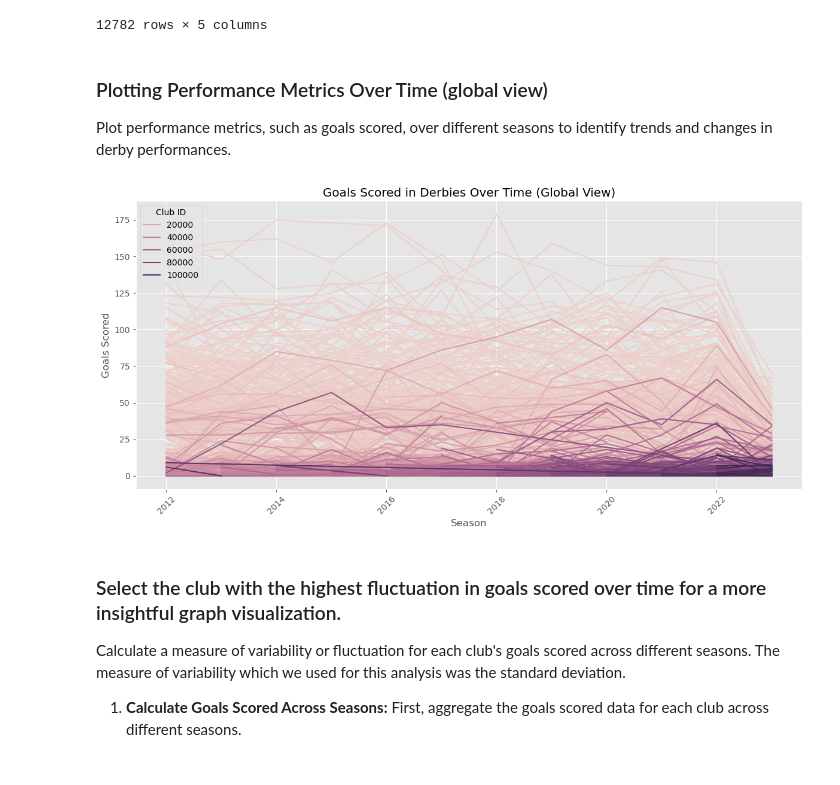
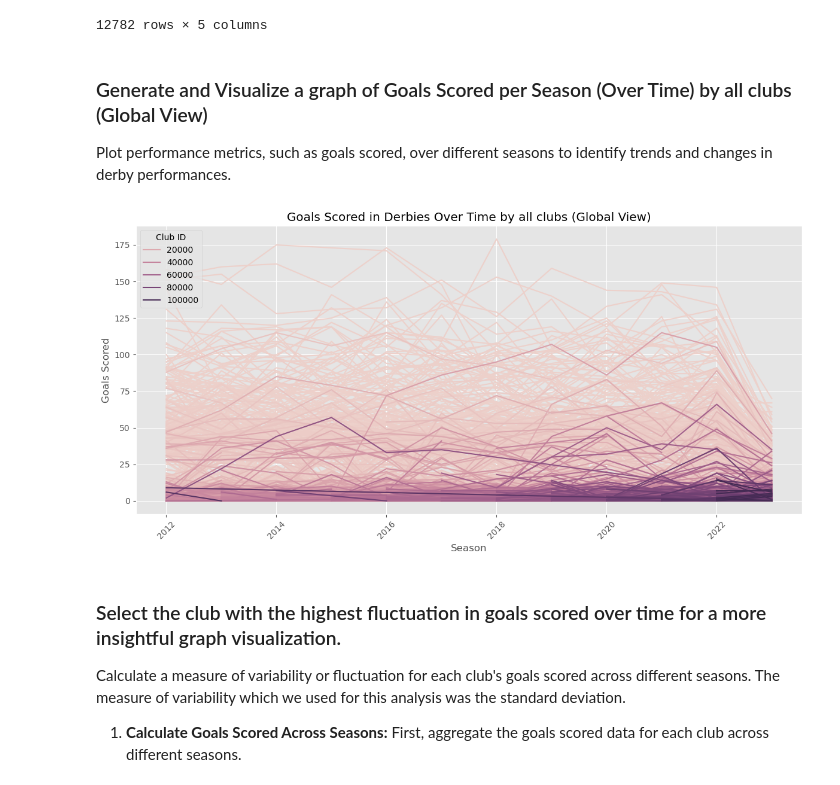
Before and after one commit to Matthows/analderby---Data-Analysis, a Jupyter notebook: performanceClubsTrandsOverTime.ipynb, the cells around one changed output. Cells and saved outputs as stored; diff of their text form; code cells hidden in the pictures.

```diff
--- a/performanceClubsTrandsOverTime.ipynb
+++ b/performanceClubsTrandsOverTime.ipynb
@@ -139,20 +139,20 @@ season_club_metrics
 | 12781 | 2023 | 112755 | 0 | 1 | 0 |
 12782 rows × 5 columns
 # %% [markdown]
-### Plotting Performance Metrics Over Time (global view)
+### Generate and Visualize a graph of Goals Scored per Season (Over Time) by all clubs (Global View)
 Plot performance metrics, such as goals scored, over different seasons to identify trends and changes in derby performances.
 # %%
 plt.figure(figsize=(12, 6))
 sns.lineplot(x='season', y='goals_scored', hue='club_id', data=season_club_metrics)
-plt.title('Goals Scored in Derbies Over Time (Global View)')
+plt.title('Goals Scored in Derbies Over Time by all clubs (Global View)')
 plt.xlabel('Season')
 plt.ylabel('Goals Scored')
 plt.xticks(rotation=45)
 plt.legend(title='Club ID', loc='upper left')
 plt.tight_layout()
 plt.show()
 # %% [output]
-[figure, old version]
+[figure, new version]
 # %% [markdown]
 ### Select the club with the highest fluctuation in goals scored over time for a more insightful graph visualization.
 Calculate a measure of variability or fluctuation for each club's goals scored across different seasons.
```
Also changed, not shown: parts of 5 cells of this notebook, 4 other files.
